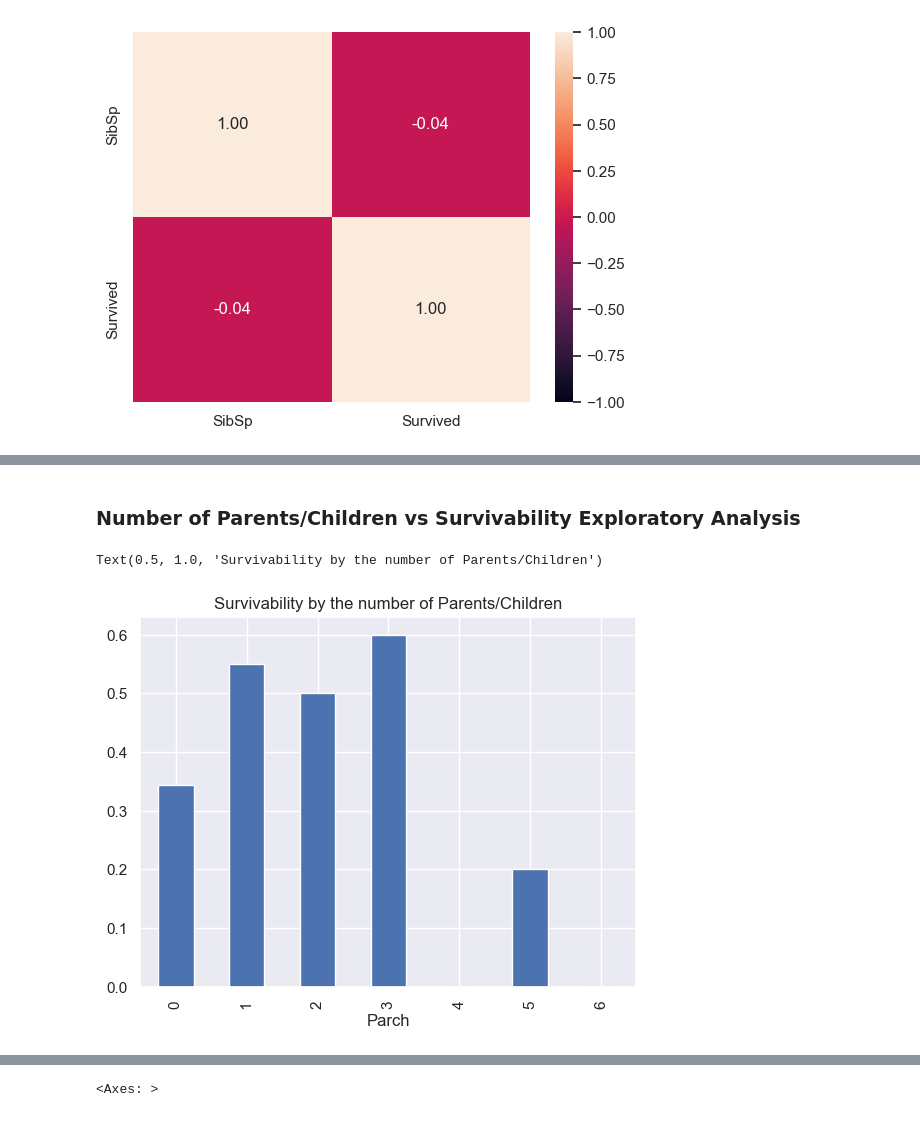
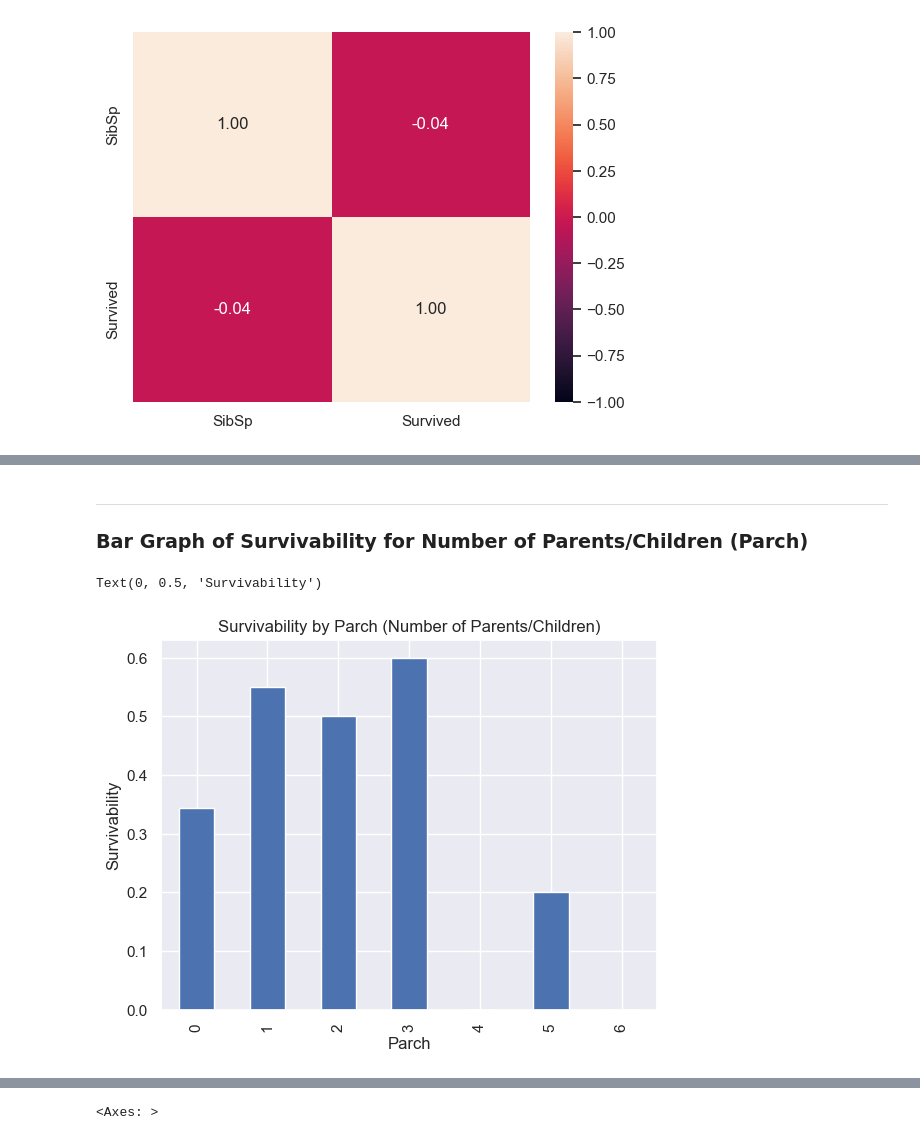
Before and after one commit to HongSon28/IE0005-Mini-Project, a Jupyter notebook: Main.ipynb, the cells around one changed output, grey strips where cells are left out. Cells and saved outputs as stored; diff of their text form; code cells hidden in the pictures.

```diff
--- a/Main.ipynb
+++ b/Main.ipynb
@@ -258,9 +387,11 @@ sb.heatmap(jointSib.corr(), vmin = -1, vmax = 1, annot = True, fmt = '.2f')
 # %% [markdown]
-### Number of Parents/Children vs Survivability Exploratory Analysis
+---
+### Bar Graph of Survivability for Number of Parents/Children (Parch)
 # %%
 parch_rate = data.groupby("Parch")["Survived"].mean()
 parch_rate.plot(kind = "bar")
-plt.title("Survivability by the number of Parents/Children")
+plt.title("Survivability by Parch (Number of Parents/Children)")
+plt.ylabel('Survivability')
 # %% [output]
-Text(0.5, 1.0, 'Survivability by the number of Parents/Children')
+Text(0, 0.5, 'Survivability')
-[figure, old version]
+[figure, new version]
```
Also changed, not shown: parts of 59 cells of this notebook, 1 other file.
